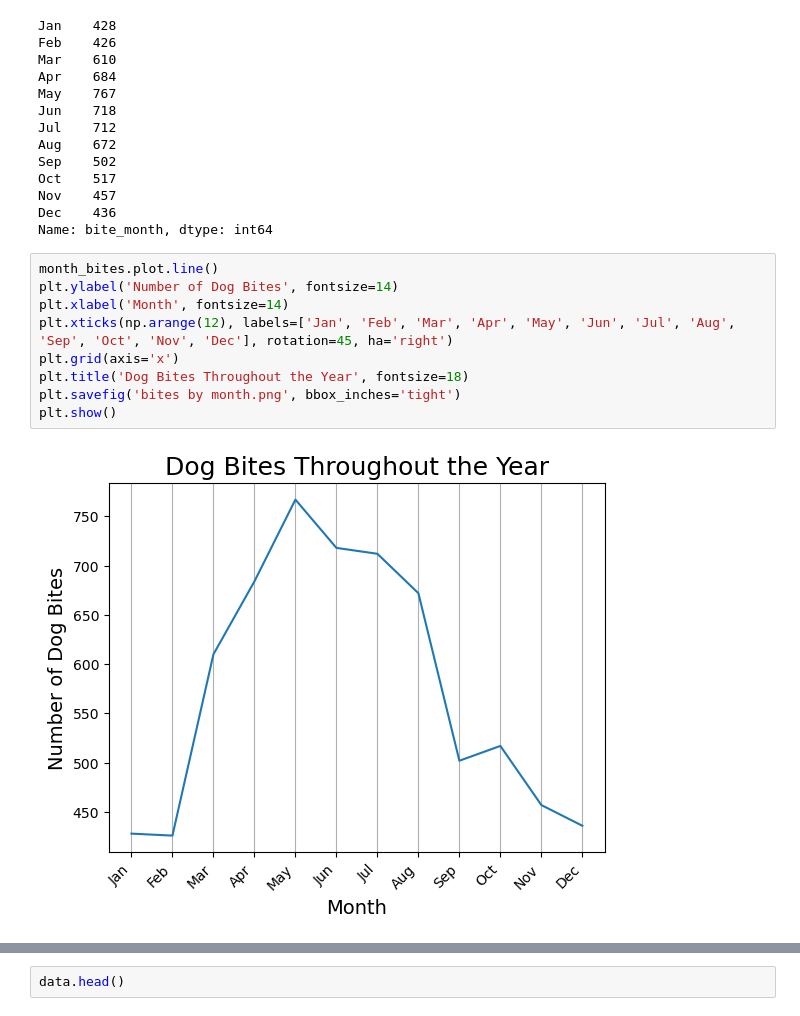
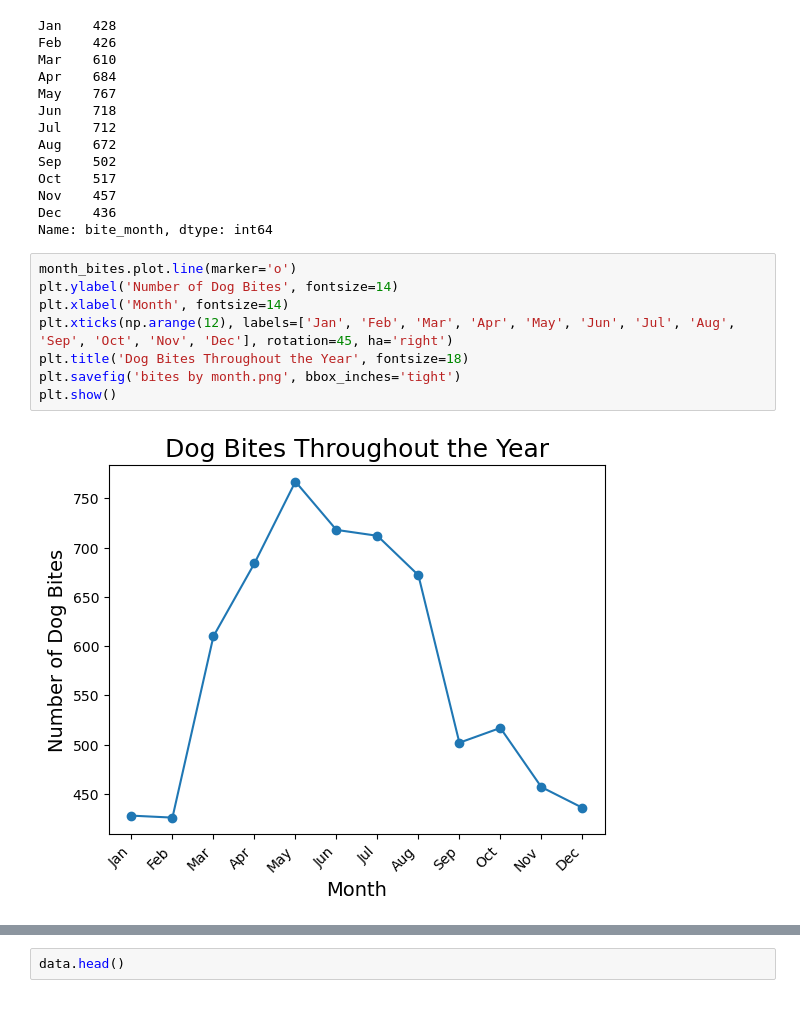
Before and after one commit to zjbrown0689/dsc, a Jupyter notebook: Animal Bites.ipynb, the cells around one changed output, grey strips where cells are left out. Cells and saved outputs as stored; diff of their text form.

```diff
--- a/Animal Bites.ipynb
+++ b/Animal Bites.ipynb
@@ -500,13 +515,12 @@ Nov    457
 Dec    436
 Name: bite_month, dtype: int64
 # %%
-month_bites.plot.line()
+month_bites.plot.line(marker='o')
 plt.ylabel('Number of Dog Bites', fontsize=14)
 plt.xlabel('Month', fontsize=14)
 plt.xticks(np.arange(12), labels=['Jan', 'Feb', 'Mar', 'Apr', 'May', 'Jun', 'Jul', 'Aug', 'Sep', 'Oct', 'Nov', 'Dec'], rotation=45, ha='right')
-plt.grid(axis='x')
 plt.title('Dog Bites Throughout the Year', fontsize=18)
 plt.savefig('bites by month.png', bbox_inches='tight')
 plt.show()
 # %% [output]
-[figure, old version]
+[figure, new version]
```
Also changed, not shown: parts of 5 cells of this notebook.
